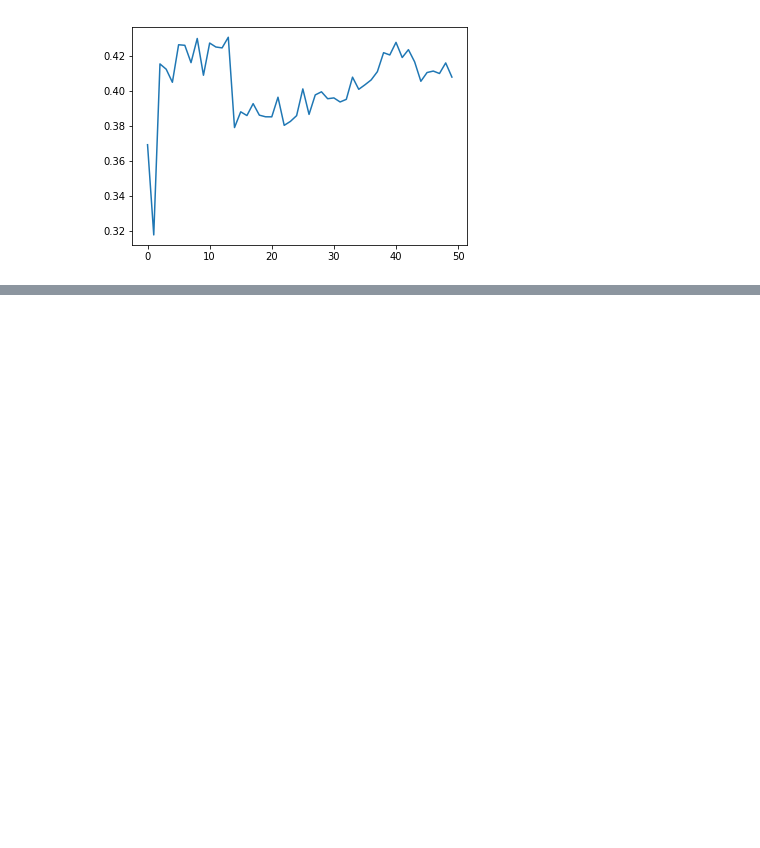
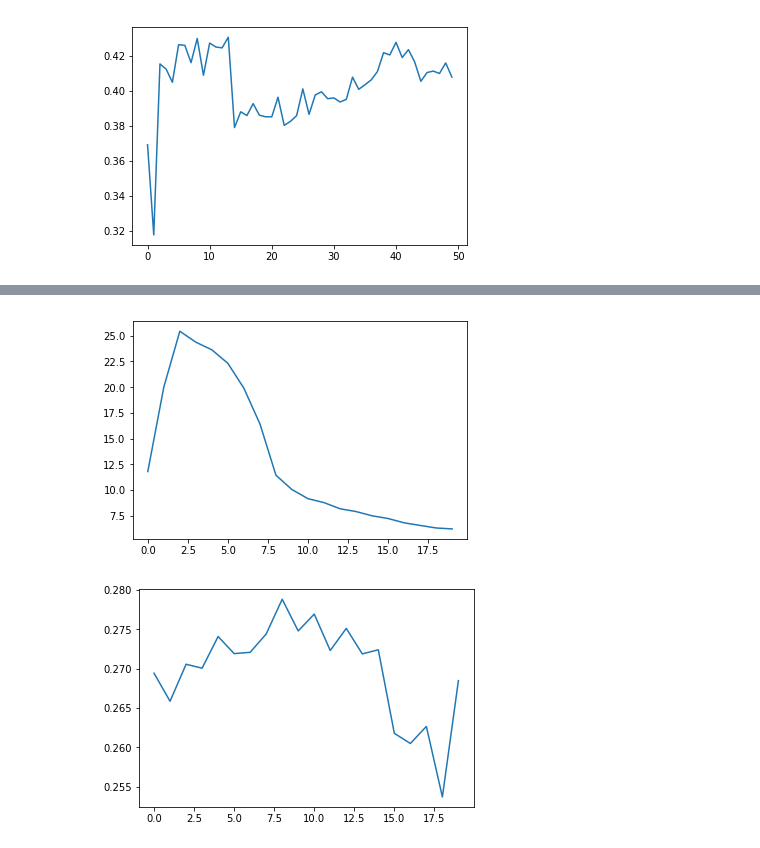
Before and after one commit to D2KLab/touringrec, a Jupyter notebook: SetupScript/RNN/show_results.ipynb, the cells around one changed output, grey strips where cells are left out. Saved outputs shown, nothing was run; the diff lists cells and outputs as text; code cells hidden in the pictures; blank space fills up the shorter version.

```diff
--- a/SetupScript/RNN/show_results.ipynb
+++ b/SetupScript/RNN/show_results.ipynb
@@ -136,0 +167,5 @@ TypeError: unhashable type: 'numpy.ndarray'
+# %%
+plotn(6, 10)
+# %% [output]
+[figure, added]
+[figure, added]
```
Also changed, not shown: parts of 8 cells of this notebook, 8 other files.
